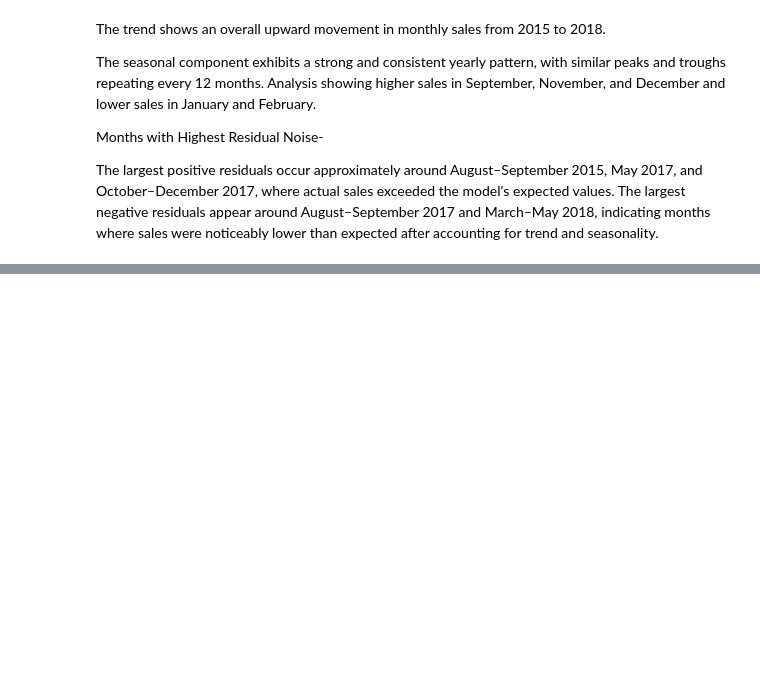
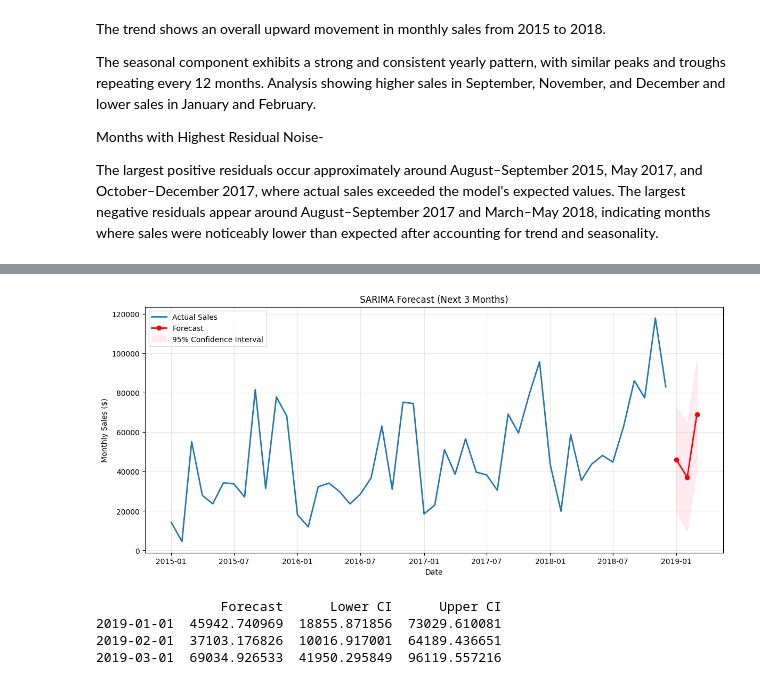
Before and after one commit to Vasumitt123/End-to-End-Sales-Forecasting-Demand-Intelligence-System, a Jupyter notebook: Analyis.ipynb, the cells around one changed output, grey strips where cells are left out. Drawn from its saved outputs; the diff is of its cells as text; code cells hidden in the pictures; blank space fills up the shorter version.

Commit message:
include sarima and prophet model

```diff
--- a/Analyis.ipynb
+++ b/Analyis.ipynb
@@ -428,0 +566,49 @@ The largest negative residuals appear around August–September 2017 and March
+# %%
+forecast = sarima_model.get_forecast(steps=3)
+
+forecast_mean = forecast.predicted_mean
+forecast_ci = forecast.conf_int()
+# %%
+plt.figure(figsize=(14,6))
+
+plt.plot(monthly_sales,
+         label="Actual Sales",
+         linewidth=2)
+
+plt.plot(forecast_mean,
+         color="red",
+         marker="o",
+         linewidth=2,
+         label="Forecast")
+
+plt.fill_between(
+    forecast_ci.index,
+    forecast_ci.iloc[:,0],
+    forecast_ci.iloc[:,1],
+    color="pink",
+    alpha=0.3,
+    label="95% Confidence Interval"
+)
+
+plt.title("SARIMA Forecast (Next 3 Months)")
+plt.xlabel("Date")
+plt.ylabel("Monthly Sales ($)")
+plt.legend()
+plt.grid(alpha=0.3)
+
+plt.show()
+# %% [output]
+[figure, added]
+# %%
+forecast_df = pd.DataFrame({
+    "Forecast": forecast_mean,
+    "Lower CI": forecast_ci.iloc[:,0],
+    "Upper CI": forecast_ci.iloc[:,1]
+})
+
+print(forecast_df)
+# %% [output]
+                Forecast      Lower CI      Upper CI
+2019-01-01  45942.740969  18855.871856  73029.610081
+2019-02-01  37103.176826  10016.917001  64189.436651
+2019-03-01  69034.926533  41950.295849  96119.557216
```
Also changed, not shown: parts of 13 cells of this notebook.
